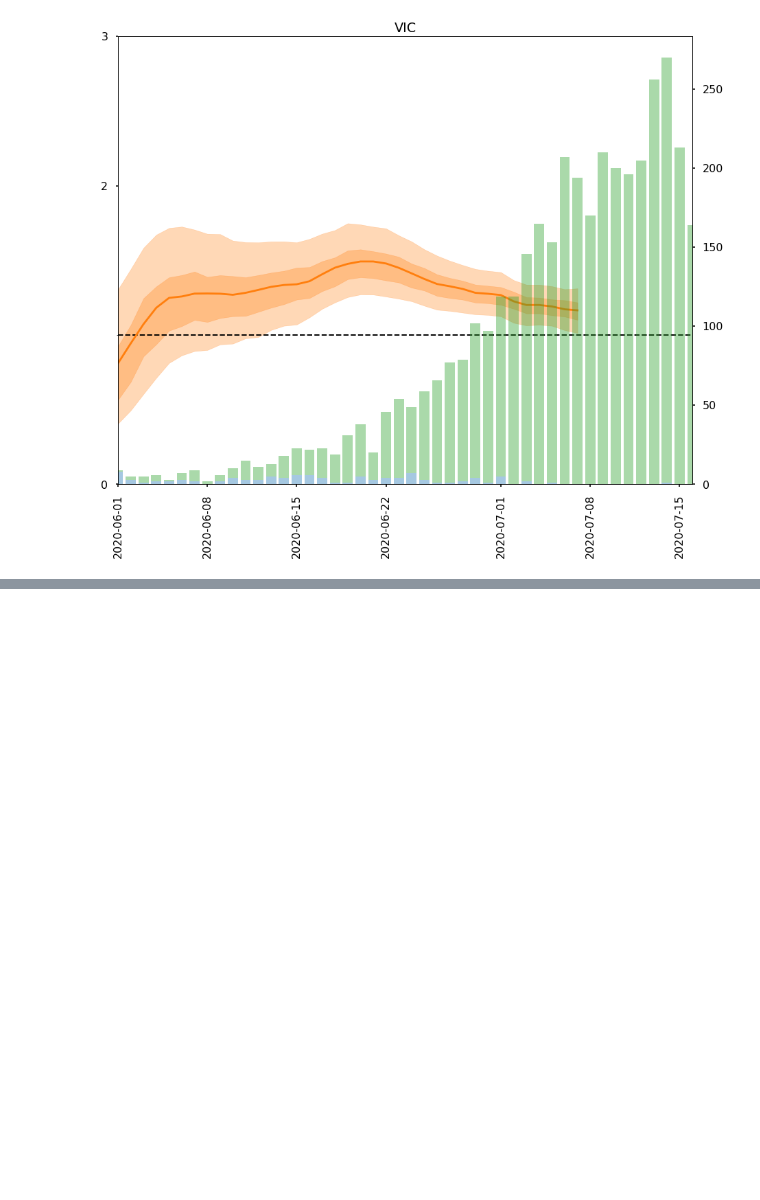
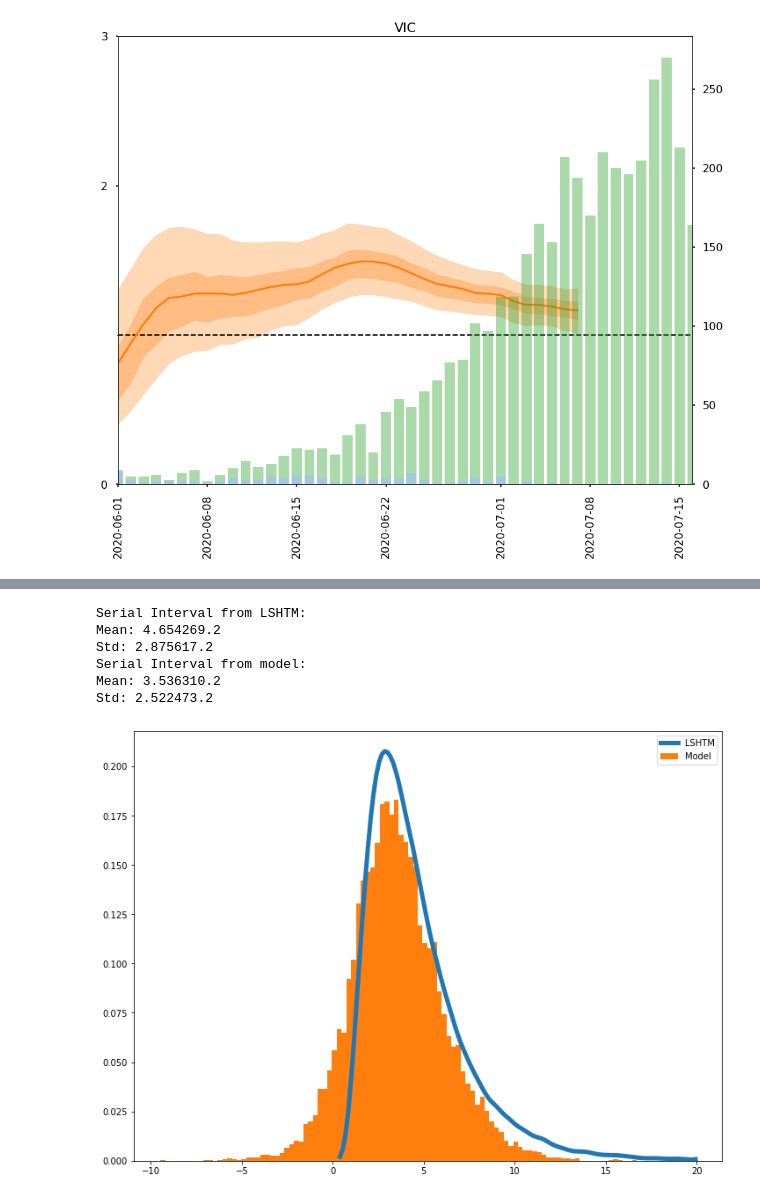
Before and after one commit to tdennisliu/covid19-forecasting-aus, a Jupyter notebook: model/lshtm_reff.ipynb, the cells around one changed output, grey strips where cells are left out. Saved outputs shown, nothing was run; the diff lists cells and outputs as text; code cells hidden in the pictures; blank space fills up the shorter version.

```diff
--- a/model/lshtm_reff.ipynb
+++ b/model/lshtm_reff.ipynb
@@ -255,0 +248,32 @@ See the caveats in the documentation: https://pandas.pydata.org/pandas-docs/stab
+# %%
+#LSHTM serial interval, see https://github.com/aakhmetz/COVID19SerialInterval
+import seaborn as sns
+fig,ax = plt.subplots(figsize=(12,9))
+l = np.random.lognormal(1.376, 0.567, size=100000)
+print("Serial Interval from LSHTM: \nMean: %f.2" %np.mean(l))
+print("Std: %f.2" %np.sqrt(np.var(l)))
+
+##compare to my own serial interval, where my SI = ts2 + tI2 - ts1,
+#assuming person 1 infected at time tI1 = 0
+
+ts1 = y #reuse previous distribution
+ts2 = 1+np.random.gamma(2/1, 1, size = 10000) #resample symptoms
+ti2 = x
+
+SI = ts2 + ti2 - ts1
+
+print("Serial Interval from model: \nMean: %f.2" %np.mean(SI))
+print("Std: %f.2" %np.sqrt(np.var(SI)))
+
+sns.kdeplot(l,cut=0,ax=ax, label='LSHTM', clip=(0,20),linewidth=5)
+ax.hist(SI,bins=100, label='Model', density=True)
+plt.legend()
+plt.show()
+# %% [output]
+Serial Interval from LSHTM:
+Mean: 4.654269.2
+Std: 2.875617.2
+Serial Interval from model:
+Mean: 3.536310.2
+Std: 2.522473.2
+[figure, added]
```
Also changed, not shown: parts of 4 cells of this notebook.
